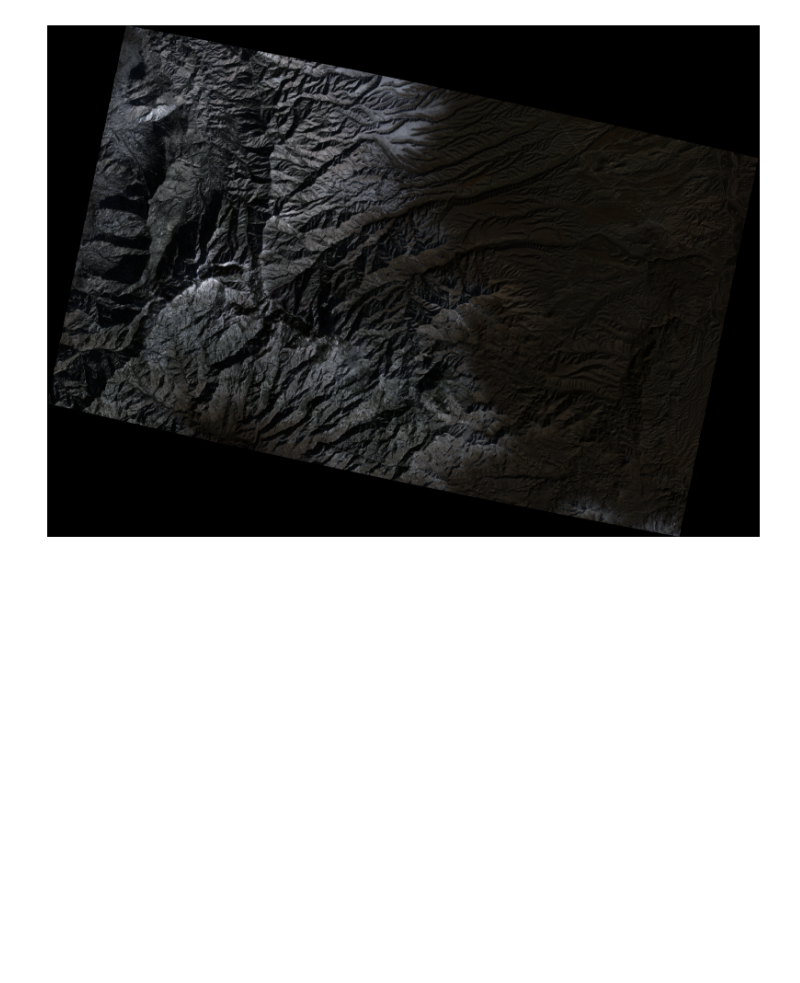
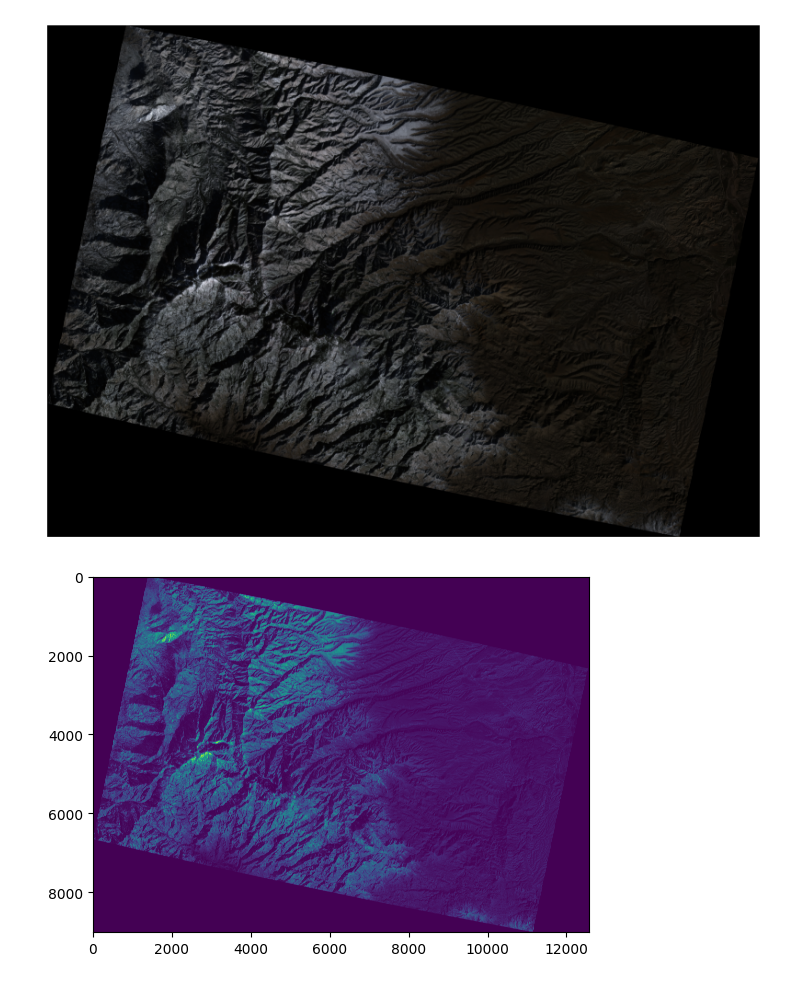
Before and after one commit to ua-datalab/Geospatial_Workshops, a Jupyter notebook: Planet_API.ipynb, the cells around one changed output. Saved outputs shown, nothing was run; the diff lists cells and outputs as text; code cells hidden in the pictures; blank space fills up the shorter version.

```diff
--- a/Planet_API.ipynb
+++ b/Planet_API.ipynb
@@ -206,3 +211,15 @@ plt.axis('off')
 plt.show()
 # %% [output]
 [figure]
+# %%
+satdat = rasterio.open(image_path)
+
+# Load the 4 bands into 2d arrays - recall that we previously learned PlanetScope band order is BGRN.
+b, g, r, n = satdat.read()
+# Use imshow to load the blue band.
+fig = plt.imshow(b)
+
+# Display the results.
+plt.show()
+# %% [output]
+[figure, added]
```
Also changed, not shown: parts of 2 cells of this notebook.
